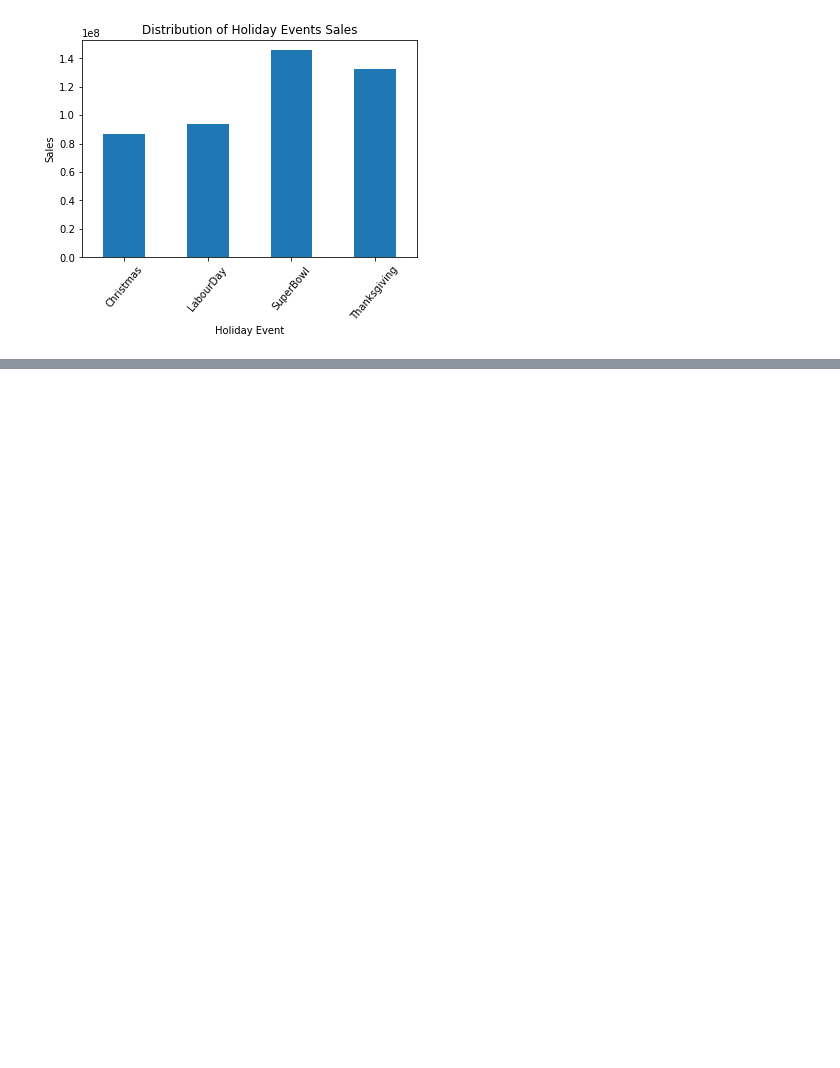
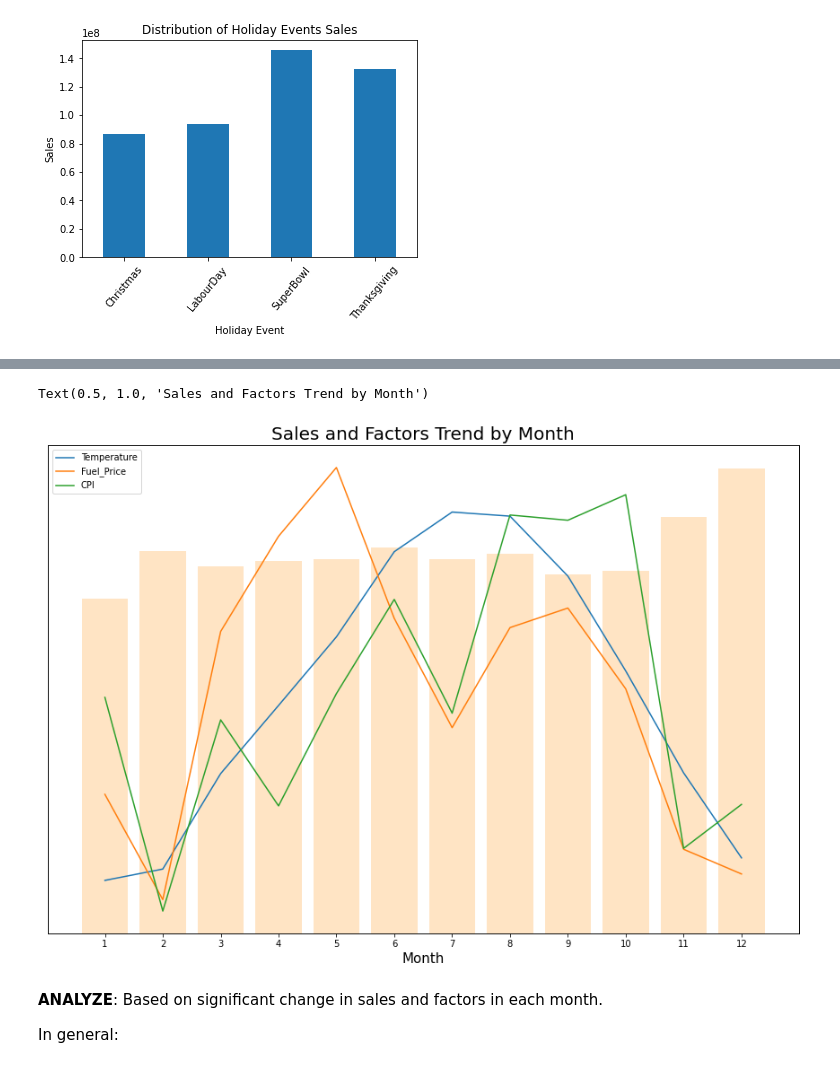
Before and after one commit to ndkhoa0704/DS-Tech-Final, a Jupyter notebook: trongdat.ipynb, the cells around one changed output, grey strips where cells are left out. Cells and saved outputs as stored; diff of their text form; code cells hidden in the pictures; blank space fills up the shorter version.

```diff
--- a/trongdat.ipynb
+++ b/trongdat.ipynb
@@ -225,0 +228,30 @@ Text(0.5, 1.0, 'Distribution of Holiday Events Sales')
+# %%
+#Impact of temperature, fuel price, cpi on that holiday sales?
+
+# Group the sales by Month. Sum the weekly sales
+sales_factors_df = df.groupby(['Month'])[['Weekly_Sales','Temperature','Fuel_Price','CPI']].mean()
+sales_factors = sales_factors_df[['Temperature','Fuel_Price','CPI']]
+sales_factors = (sales_factors - sales_factors.mean())/sales_factors.std() + 1e6
+
+#Co-plot
+fig,ax1 = plt.subplots(figsize=(15,10))
+
+ax1.bar(sales_factors_df.index,sales_factors_df['Weekly_Sales'],color='bisque')
+ax2 = ax1.twinx()
+
+ax2.plot(sales_factors)
+ax2.legend(['Temperature','Fuel_Price','CPI'],loc = 2)
+
+#Configure the plot
+ax1.set_yticks([])
+ax2.set_yticks([])
+ax1.set_xticks(sales_factors.index)
+ax1.set_xlabel("Month",size= 15)
+plt.title('Sales and Factors Trend by Month',size= 20)
+# %% [output]
+Text(0.5, 1.0, 'Sales and Factors Trend by Month')
+[figure, added]
+# %% [markdown]
+**ANALYZE**: Based on significant change in sales and factors in each month.
+
+In general:
```
Also changed, not shown: parts of 10 cells of this notebook.
